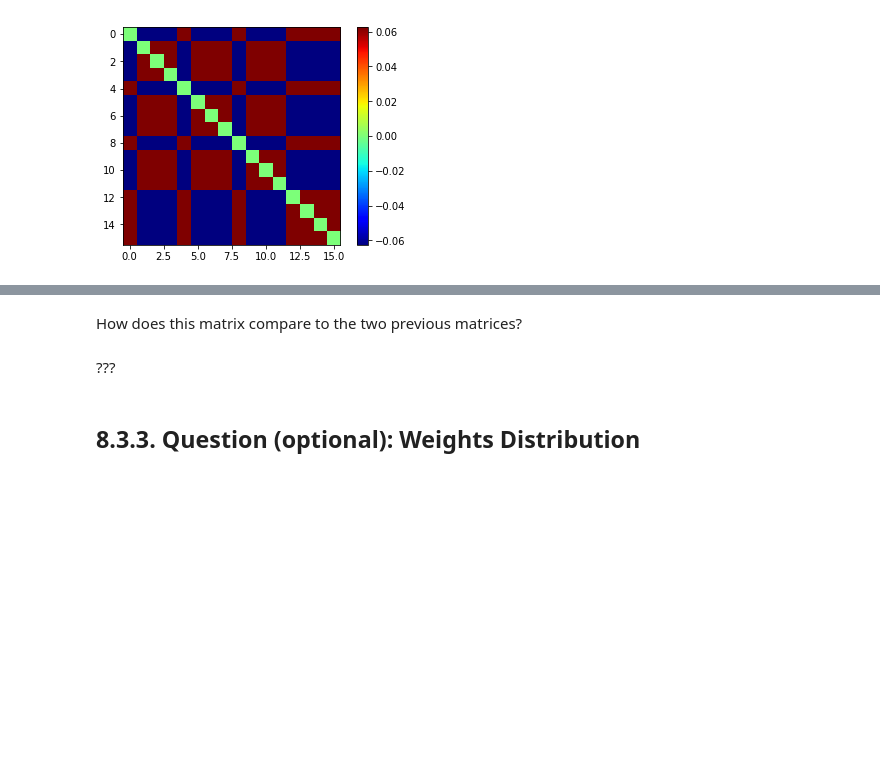
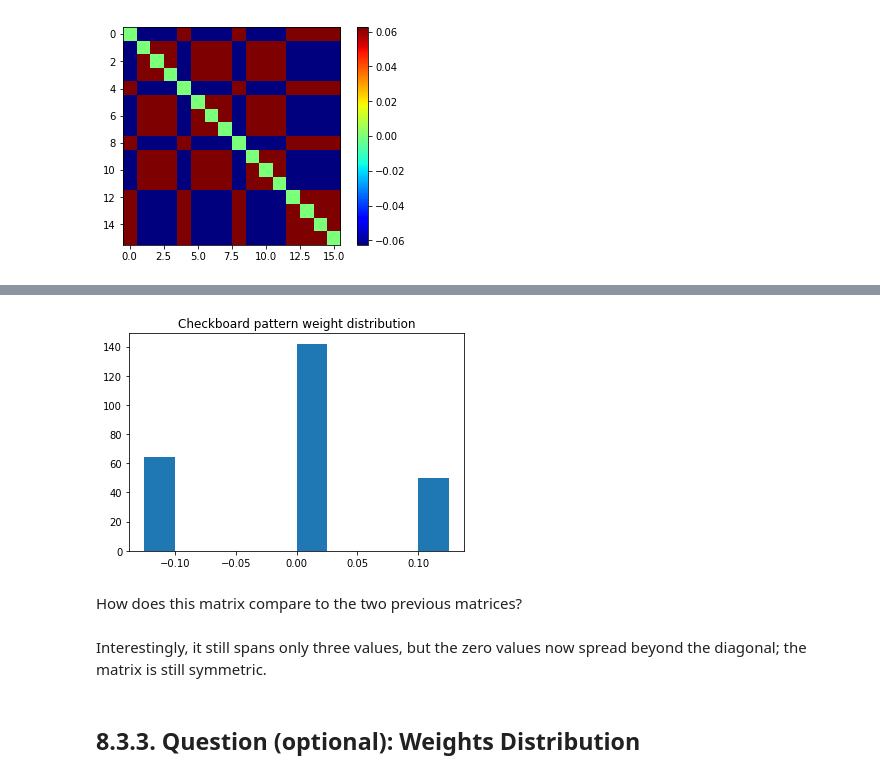
Before and after one commit to Shrecki/BioModNN, a Jupyter notebook: Ex8_firstName_lastName_000.ipynb, the cells around one changed output, grey strips where cells are left out. Drawn from its saved outputs; the diff is of its cells as text; code cells hidden in the pictures; blank space fills up the shorter version.

```diff
--- a/Ex8_firstName_lastName_000.ipynb
+++ b/Ex8_firstName_lastName_000.ipynb
@@ -284,7 +299,14 @@ plot_tools.plot_nework_weights(hopfield_net)
+# %%
+plt.figure()
+plt.title('Checkboard pattern weight distribution')
+plt.hist(hopfield_net.weights.flatten())
+plt.show()
+# %% [output]
+[figure, added]
 # %% [markdown]
 How does this matrix compare to the two previous matrices?
-# %% [markdown]
-???
+# %% [markdown]
+Interestingly, it still spans only three values, but the zero values now spread beyond the diagonal; the matrix is still symmetric.
 # %% [markdown]
 ## 8.3.3. Question (optional): Weights Distribution
 # %%
```
Also changed, not shown: parts of 26 cells of this notebook.
